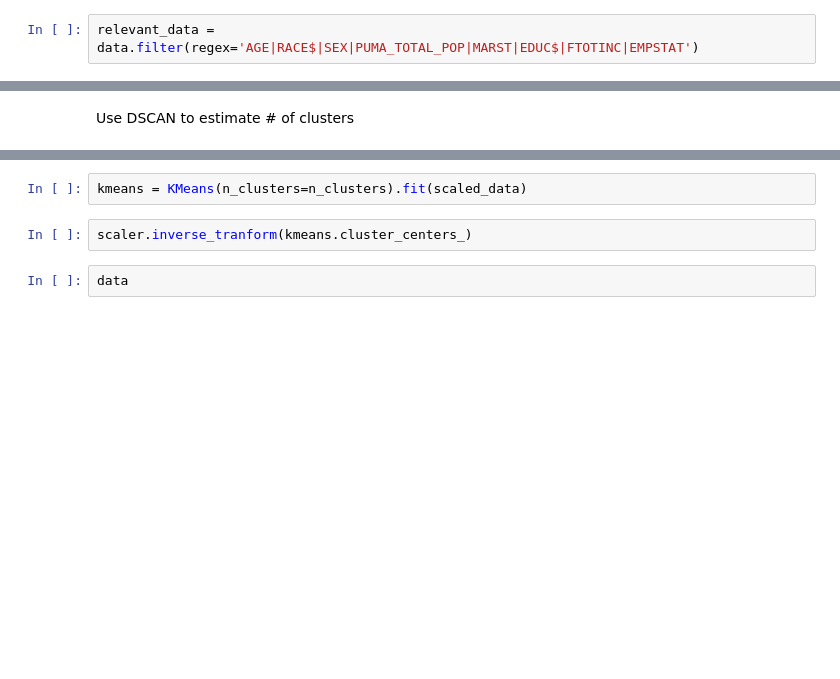
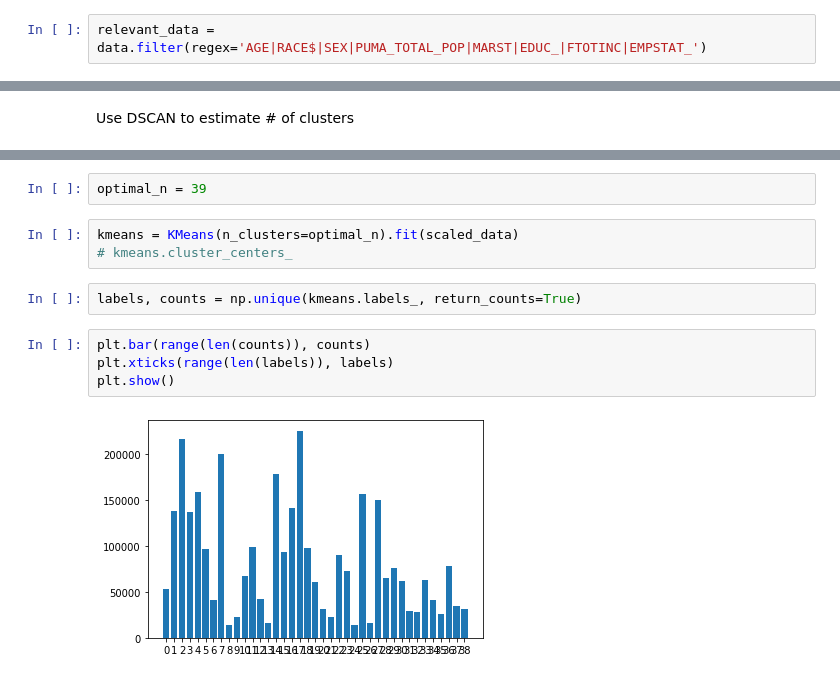
Before and after one commit to atran39/ModalAmerican, a Jupyter notebook: modal_american.ipynb, the cells around one changed output, grey strips where cells are left out. Drawn from its saved outputs; the diff is of its cells as text; blank space fills up the shorter version.

Commit message:
add kmeans clustering and decoding

```diff
--- a/modal_american.ipynb
+++ b/modal_american.ipynb
@@ -33,6 +60,6 @@ data.shape
 # %% [markdown]
 Extract only relevant columns and normalize
 # %%
-relevant_data = data.filter(regex='AGE|RACE$|SEX|PUMA_TOTAL_POP|MARST|EDUC$|FTOTINC|EMPSTAT')
+relevant_data = data.filter(regex='AGE|RACE$|SEX|PUMA_TOTAL_POP|MARST|EDUC_|FTOTINC|EMPSTAT_')
 # %%
 relevant_data.columns
@@ -95,6 +106,13 @@ print("Adjusted Mutual Information: %0.3f"
+# %%
+optimal_n = 39
 # %%
-kmeans = KMeans(n_clusters=n_clusters).fit(scaled_data)
+kmeans = KMeans(n_clusters=optimal_n).fit(scaled_data)
+# kmeans.cluster_centers_
-# %%
-scaler.inverse_tranform(kmeans.cluster_centers_)
-# %%
-data
+# %%
+labels, counts = np.unique(kmeans.labels_, return_counts=True)
+# %%
+plt.bar(range(len(counts)), counts)
+plt.xticks(range(len(labels)), labels)
+plt.show()
+# %% [output]
+[figure, added]
```
Also changed, not shown: parts of 17 cells of this notebook.
